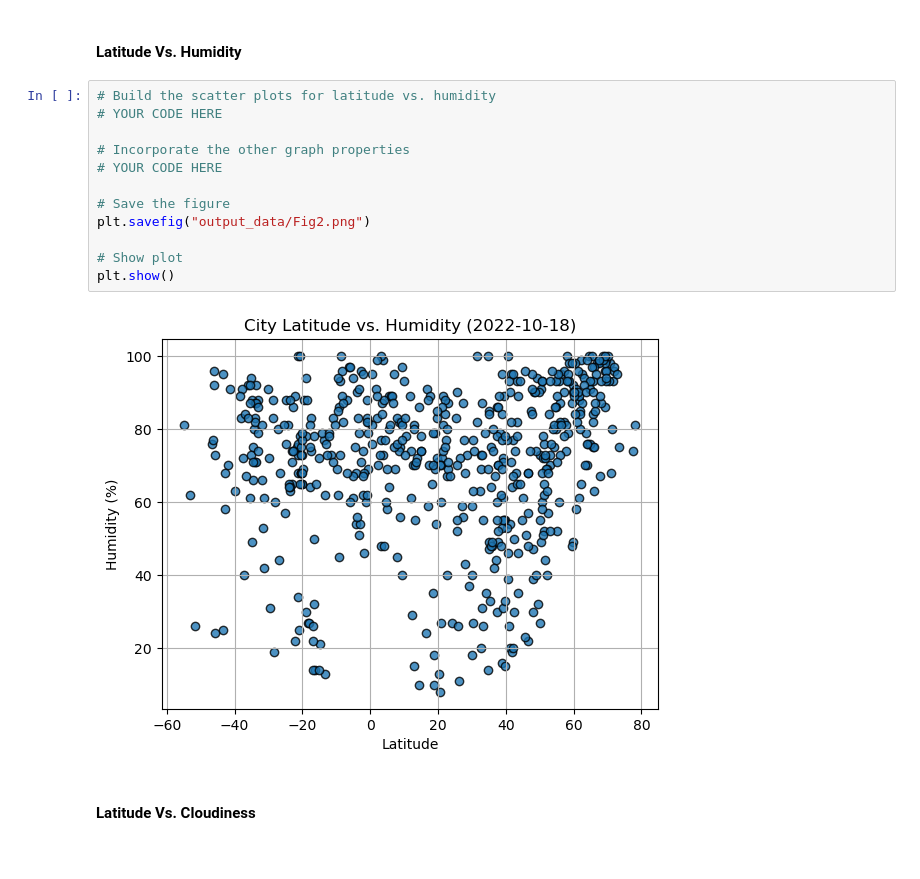
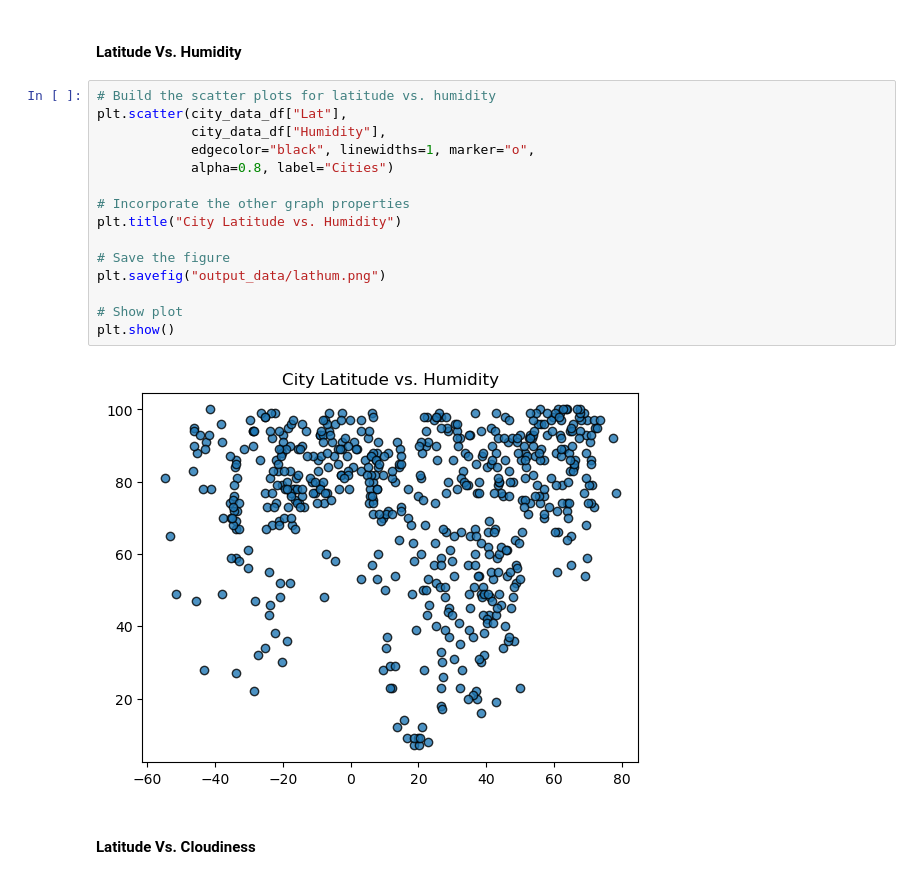
Before and after one commit to rackhamsauer/Python-API-Challenge, a Jupyter notebook: WeatherPy/SSR_Weather.ipynb, the cells around one changed output. Saved outputs shown, nothing was run; the diff lists cells and outputs as text.

```diff
--- a/WeatherPy/SSR_Weather.ipynb
+++ b/WeatherPy/SSR_Weather.ipynb
@@ -205,18 +213,21 @@ plt.show()
 #### Latitude Vs. Humidity
 # %%
 # Build the scatter plots for latitude vs. humidity
-# YOUR CODE HERE
+plt.scatter(city_data_df["Lat"],
+            city_data_df["Humidity"],
+            edgecolor="black", linewidths=1, marker="o",
+            alpha=0.8, label="Cities")
 
 # Incorporate the other graph properties
-# YOUR CODE HERE
+plt.title("City Latitude vs. Humidity")
 
 # Save the figure
-plt.savefig("output_data/Fig2.png")
+plt.savefig("output_data/lathum.png")
 
 # Show plot
 plt.show()
 # %% [output]
-[figure, old version]
+[figure, new version]
 # %% [markdown]
 #### Latitude Vs. Cloudiness
 # %%
```
Also changed, not shown: parts of 38 cells of this notebook, 7 other files.
